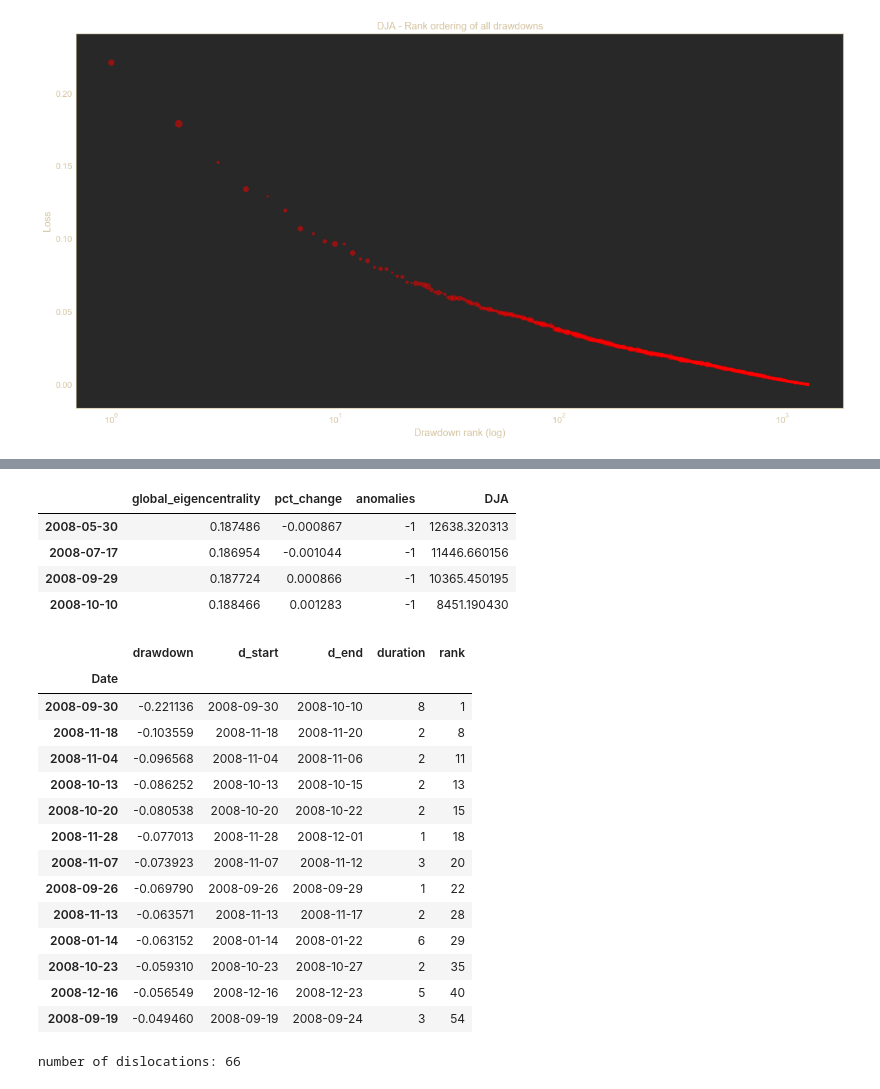
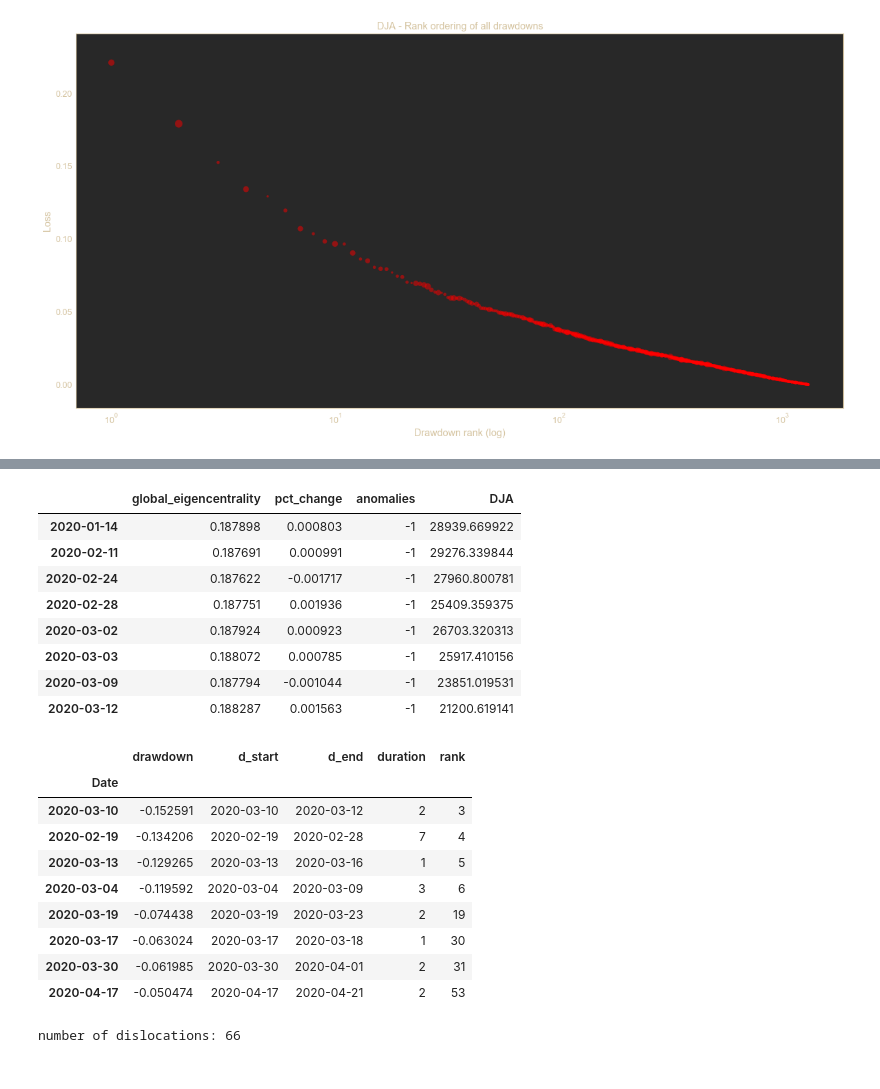
Before and after one commit to mayabenowitz/hedgepy, a Jupyter notebook: notebooks/1.1-dcor-centrality-svm.ipynb, the cells around one changed output, grey strips where cells are left out. Saved outputs shown, nothing was run; the diff lists cells and outputs as text; code cells hidden in the pictures.

```diff
--- a/notebooks/1.1-dcor-centrality-svm.ipynb
+++ b/notebooks/1.1-dcor-centrality-svm.ipynb
@@ -626,29 +634,28 @@ number of anomalies: 70
 # %%
-a['2008']
+a['2020']
 # %% [output]
 |  | global_eigencentrality | pct_change | anomalies | DJA |
-| 2008-05-30 | 0.187486 | -0.000867 | -1 | 12638.320313 |
-| 2008-07-17 | 0.186954 | -0.001044 | -1 | 11446.660156 |
-| 2008-09-29 | 0.187724 | 0.000866 | -1 | 10365.450195 |
-| 2008-10-10 | 0.188466 | 0.001283 | -1 | 8451.190430 |
+| 2020-01-14 | 0.187898 | 0.000803 | -1 | 28939.669922 |
+| 2020-02-11 | 0.187691 | 0.000991 | -1 | 29276.339844 |
+| 2020-02-24 | 0.187622 | -0.001717 | -1 | 27960.800781 |
+| 2020-02-28 | 0.187751 | 0.001936 | -1 | 25409.359375 |
+| 2020-03-02 | 0.187924 | 0.000923 | -1 | 26703.320313 |
+| 2020-03-03 | 0.188072 | 0.000785 | -1 | 25917.410156 |
+| 2020-03-09 | 0.187794 | -0.001044 | -1 | 23851.019531 |
+| 2020-03-12 | 0.188287 | 0.001563 | -1 | 21200.619141 |
 # %%
-dislocations['2008']
+dislocations['2020']
 # %% [output]
 |  | drawdown | d_start | d_end | duration | rank |
 | Date |  |  |  |  |  |
-| 2008-09-30 | -0.221136 | 2008-09-30 | 2008-10-10 | 8 | 1 |
-| 2008-11-18 | -0.103559 | 2008-11-18 | 2008-11-20 | 2 | 8 |
-| 2008-11-04 | -0.096568 | 2008-11-04 | 2008-11-06 | 2 | 11 |
-| 2008-10-13 | -0.086252 | 2008-10-13 | 2008-10-15 | 2 | 13 |
-| 2008-10-20 | -0.080538 | 2008-10-20 | 2008-10-22 | 2 | 15 |
-| 2008-11-28 | -0.077013 | 2008-11-28 | 2008-12-01 | 1 | 18 |
-| 2008-11-07 | -0.073923 | 2008-11-07 | 2008-11-12 | 3 | 20 |
-| 2008-09-26 | -0.069790 | 2008-09-26 | 2008-09-29 | 1 | 22 |
-| 2008-11-13 | -0.063571 | 2008-11-13 | 2008-11-17 | 2 | 28 |
-| 2008-01-14 | -0.063152 | 2008-01-14 | 2008-01-22 | 6 | 29 |
-| 2008-10-23 | -0.059310 | 2008-10-23 | 2008-10-27 | 2 | 35 |
-| 2008-12-16 | -0.056549 | 2008-12-16 | 2008-12-23 | 5 | 40 |
-| 2008-09-19 | -0.049460 | 2008-09-19 | 2008-09-24 | 3 | 54 |
+| 2020-03-10 | -0.152591 | 2020-03-10 | 2020-03-12 | 2 | 3 |
+| 2020-02-19 | -0.134206 | 2020-02-19 | 2020-02-28 | 7 | 4 |
+| 2020-03-13 | -0.129265 | 2020-03-13 | 2020-03-16 | 1 | 5 |
+| 2020-03-04 | -0.119592 | 2020-03-04 | 2020-03-09 | 3 | 6 |
+| 2020-03-19 | -0.074438 | 2020-03-19 | 2020-03-23 | 2 | 19 |
+| 2020-03-17 | -0.063024 | 2020-03-17 | 2020-03-18 | 1 | 30 |
+| 2020-03-30 | -0.061985 | 2020-03-30 | 2020-04-01 | 2 | 31 |
+| 2020-04-17 | -0.050474 | 2020-04-17 | 2020-04-21 | 2 | 53 |
 # %%
 print('number of dislocations:', len(dislocations))
 # %% [output]
```
Also changed, not shown: parts of 14 cells of this notebook, 5 other files.
